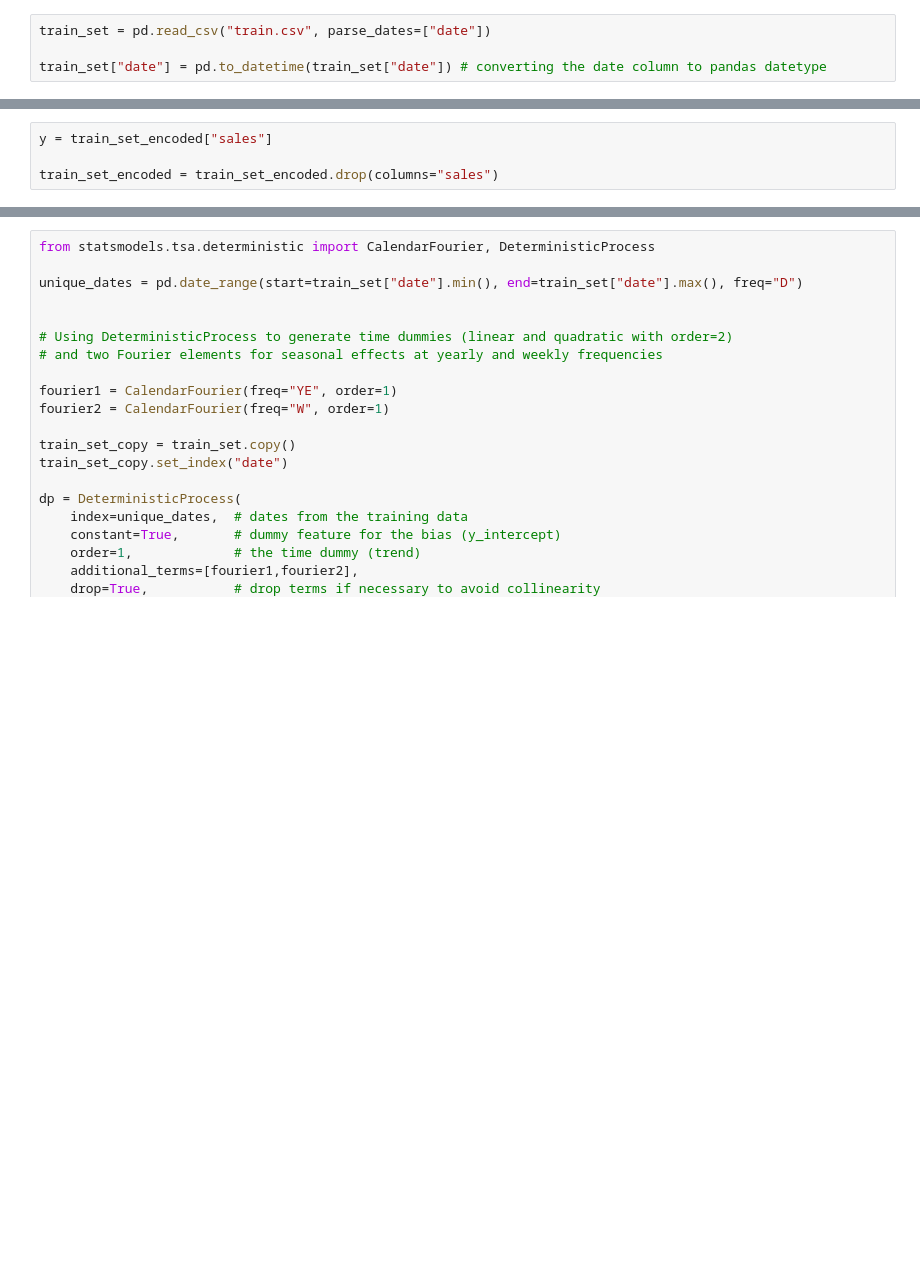
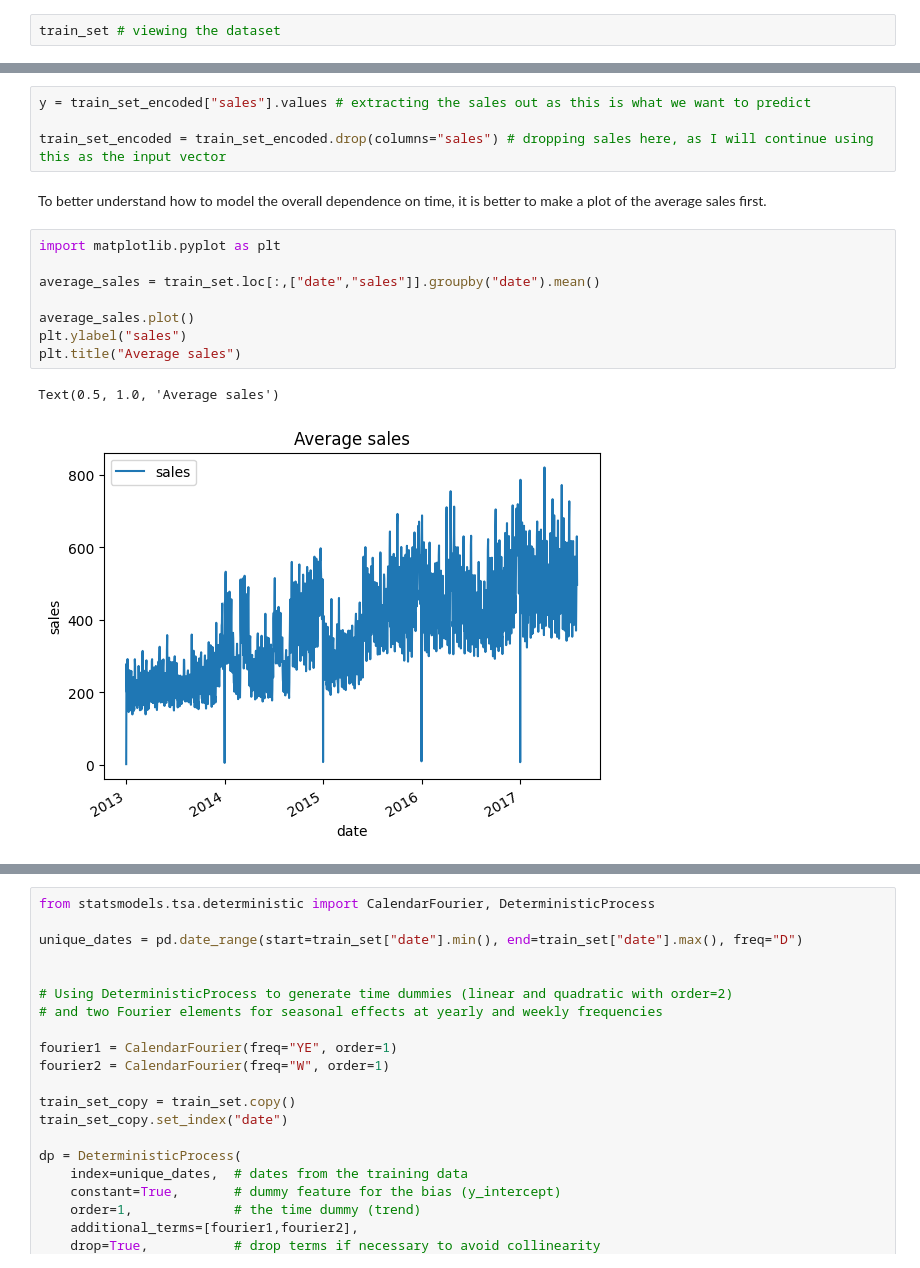
Before and after one commit to haveeshS/TimeSeriesForecasting-StoreSales, a Jupyter notebook: fit_linearregression.ipynb, the cells around one changed output, grey strips where cells are left out. Saved outputs shown, nothing was run; the diff lists cells and outputs as text; blank space fills up the shorter version.

```diff
--- a/fit_linearregression.ipynb
+++ b/fit_linearregression.ipynb
@@ -5,4 +34,2 @@ import matplotlib.pyplot as plt
 # %%
-train_set = pd.read_csv("train.csv", parse_dates=["date"])
-
-train_set["date"] = pd.to_datetime(train_set["date"]) # converting the date column to pandas datetype
+train_set # viewing the dataset
@@ -13,4 +72,17 @@ train_set_encoded = train_set_encoded.drop(columns=["family_AUTOMOTIVE","store_n
 # %%
-y = train_set_encoded["sales"]
+y = train_set_encoded["sales"].values # extracting the sales out as this is what we want to predict
 
-train_set_encoded = train_set_encoded.drop(columns="sales")
+train_set_encoded = train_set_encoded.drop(columns="sales") # dropping sales here, as I will continue using this as the input vector
+# %% [markdown]
+To better understand how to model the overall dependence on time, it is better to make a plot of the average sales first.
+# %%
+import matplotlib.pyplot as plt
+
+average_sales = train_set.loc[:,["date","sales"]].groupby("date").mean()
+
+average_sales.plot()
+plt.ylabel("sales")
+plt.title("Average sales")
+# %% [output]
+Text(0.5, 1.0, 'Average sales')
+[figure, added]
```
Also changed, not shown: parts of 32 cells of this notebook.
